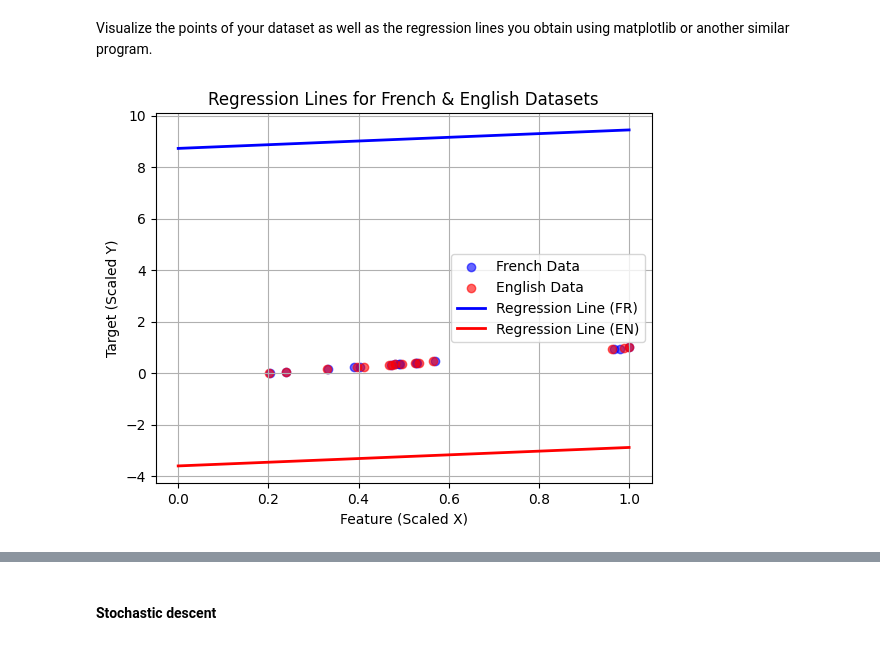
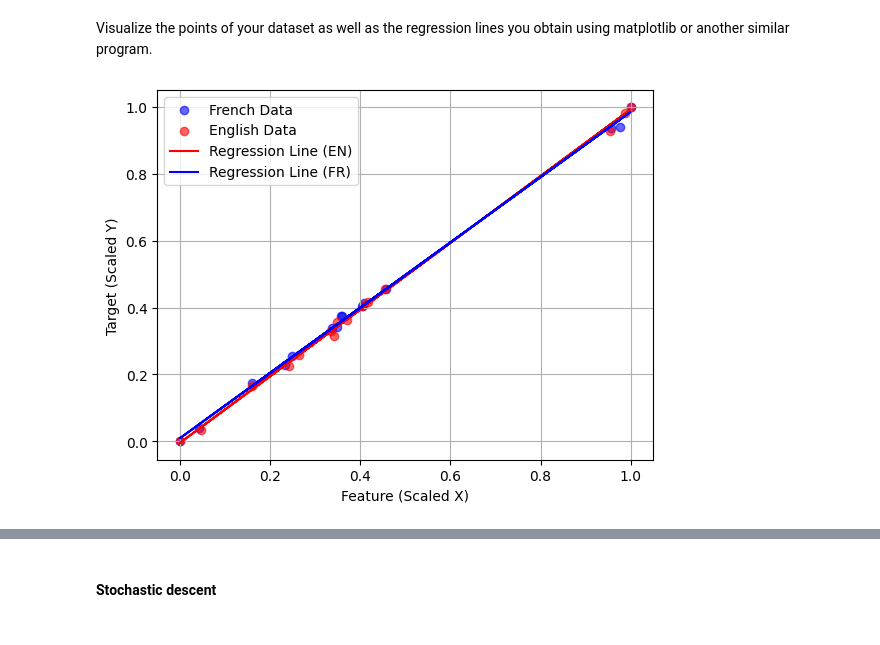
Before and after one commit to Aidan-harrer/AI-Bullshit, a Jupyter notebook: Project_three/ai_lab_perceptron_students.ipynb, the cells around one changed output, grey strips where cells are left out. Cells and saved outputs as stored; diff of their text form; code cells hidden in the pictures.

Commit message:
regression fixed

```diff
--- a/Project_three/ai_lab_perceptron_students.ipynb
+++ b/Project_three/ai_lab_perceptron_students.ipynb
@@ -103,13 +111,14 @@ Y_stat_en = np.array([x[1] for x in stat_en])
 # %% [markdown]
 Scale the arrays so that they fit in the range [0, 1] on the $x$ and $y$ axes.
 # %%
-x_scaled_en = (X_stat_en - np.min(X_stat_en)) / (np.max(X_stat_en) - np.min(X_stat_en))
+x_scaled_en = np.c_[np.ones((X_stat_en.shape[0], 1)), (X_stat_en[:, 1] - np.min(X_stat_en[:, 1])) / (np.max(X_stat_en[:, 1]) - np.min(X_stat_en[:, 1]))]
 y_scaled_en = (Y_stat_en - np.min(Y_stat_en)) / (np.max(Y_stat_en) - np.min(Y_stat_en))
-x_scaled_fr = (X_stat_fr - np.min(X_stat_fr)) / (np.max(X_stat_fr) - np.min(X_stat_fr))
+x_scaled_fr = np.c_[np.ones((X_stat_fr.shape[0], 1)), (X_stat_fr[:, 1] - np.min(X_stat_fr[:, 1])) / (np.max(X_stat_fr[:, 1]) - np.min(X_stat_fr[:, 1]))]
+
 y_scaled_fr = (Y_stat_fr - np.min(Y_stat_fr)) / (np.max(Y_stat_fr) - np.min(Y_stat_fr))
-w_fr = np.array([8.7253, 0.0683])
-w_en = np.array([-3.5972, 0.0643])
-alpha = 0.01
+w_fr = np.random.randn(2)#np.array([8.7253, 0.0683])
+w_en = np.random.randn(2)#np.array([-3.5972, 0.0643])
+alpha = 0.001
 # %%
 import matplotlib.pyplot as plt
 
@@ -190,35 +202,69 @@ plt.show()
 # %% [markdown]
 Visualize the points of your dataset as well as the regression lines you obtain using matplotlib or another similar program.
 # %%
-import numpy as np
-import matplotlib.pyplot as plt
+from scipy import stats
+#functions to use for mapping
+en_slope, en_intercept, en_r, en_p, en_std_err = stats.linregress(x_scaled_en[:,1], y_scaled_en)
+def hello(x):
+    return en_slope * x + en_intercept
 
-# Generate range of x values using the SAME SCALING as training data
-x_min, x_max = x_scaled_fr.min(), x_scaled_fr.max()  # Use actual min/max
-x_range = np.linspace(x_min, x_max).reshape(50,1)  # Keep same scale
+fr_slope, fr_intercept, fr_r, fr_p, fr_std_err = stats.linregress(x_scaled_fr[:,1], y_scaled_fr)
+def hello1(x):
+    return fr_slope * x + fr_intercept
 
-# Add bias column (if training used one)
-x_range_b = np.c_[np.ones((50, 1)), x_range]
 
-# Compute predicted y values using the trained weights
-y_pred_fr = x_range_b.dot(w_opt_fr)
-y_pred_en = x_range_b.dot(w_opt_en)
-# # Plot data points
-plt.scatter([x[1] for x in x_scaled_fr], y_scaled_fr, label="French Data", color="blue", alpha=0.6)
-plt.scatter([x[1] for x in x_scaled_en], y_scaled_en, label="English Data", color="red", alpha=0.6)
+#map each value for x to produce a y = mx +b value in mymodel
+mymodel_en = list(map(hello, x_scaled_en[:,1]))
+mymodel_fr = list(map(hello1, x_scaled_fr[:,1]))
 
-# Plot regression lines
-plt.plot(x_range, y_pred_fr, label="Regression Line (FR)", color="blue", linewidth=2)
-plt.plot(x_range, y_pred_en, label="Regression Line (EN)", color="red", linewidth=2)
+plt.scatter(x_scaled_fr[:, 1], y_scaled_fr, label="French Data", color="blue", alpha=0.6)
+plt.scatter(x_scaled_en[:, 1], y_scaled_en, label="English Data", color="red", alpha=0.6)
+plt.plot(x_scaled_en[:,1], mymodel_en, label="Regression Line (EN)", color="red")
+plt.plot(x_scaled_fr[:,1], mymodel_fr, label="Regression Line (FR)", color="blue")
 
-# Formatting
 plt.xlabel("Feature (Scaled X)")
 plt.ylabel("Target (Scaled Y)")
-plt.title("Regression Lines for French & English Datasets")
+plt.legend()
+plt.grid()
+plt.show()
+
+
+from scipy import stats
+# Compute linear regression for English data
+en_slope, en_intercept, en_r, en_p, en_std_err = stats.linregress(x_scaled_en[:, 1], y_scaled_en)
+def predict_en(x):
+    return en_slope * x + en_intercept
+
+# Compute linear regression for French data
+fr_slope, fr_intercept, fr_r, fr_p, fr_std_err = stats.linregress(x_scaled_fr[:, 1], y_scaled_fr)
+def predict_fr(x):
+    return fr_slope * x + fr_intercept
+
+# Generate regression model values
+mymodel_en = list(map(predict_en, x_scaled_en[:, 1]))
+mymodel_fr = list(map(predict_fr, x_scaled_fr[:, 1]))
+
+# Plot English Data
+plt.figure(figsize=(8, 6))
+plt.scatter(x_scaled_en[:, 1], y_scaled_en, label="English Data", color="red", alpha=0.6)
+plt.plot(x_scaled_en[:, 1], mymodel_en, label="Regression Line (EN)", color="red")
+plt.xlabel("Feature (Scaled X)")
+plt.ylabel("Target (Scaled Y)")
+plt.title("English Data Regression")
 plt.legend()
 plt.grid()
 
-# Show plot
 plt.show()
+
+# Plot French Data
+plt.figure(figsize=(8, 6))
+plt.scatter(x_scaled_fr[:, 1], y_scaled_fr, label="French Data", color="blue", alpha=0.6)
+plt.plot(x_scaled_fr[:, 1], mymodel_fr, label="Regression Line (FR)", color="blue")
+plt.xlabel("Feature (Scaled X)")
+plt.ylabel("Target (Scaled Y)")
+plt.title("French Data Regression")
+plt.legend()
+plt.grid()
+plt.show()
 # %% [output]
-[figure, old version]
+[figure, new version]
```
Also changed, not shown: parts of 7 cells of this notebook.
